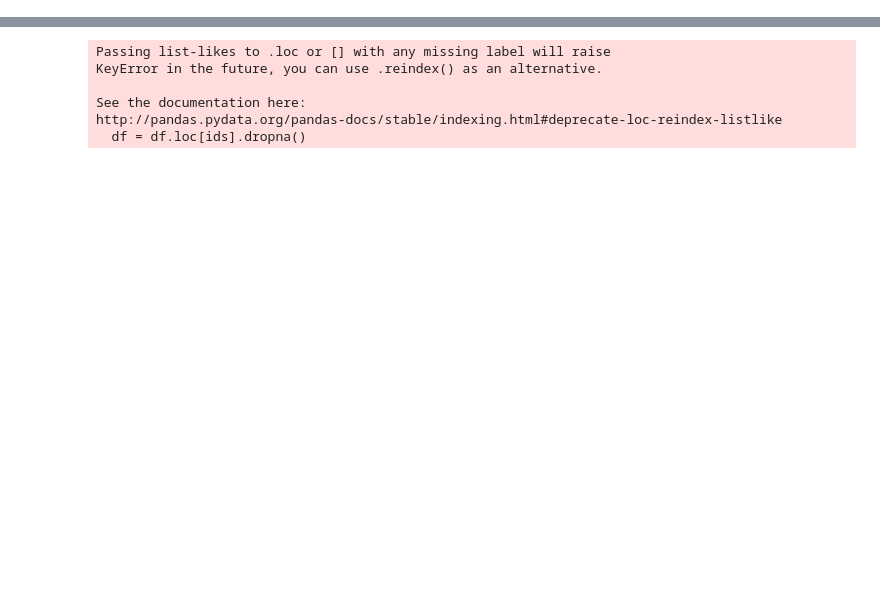
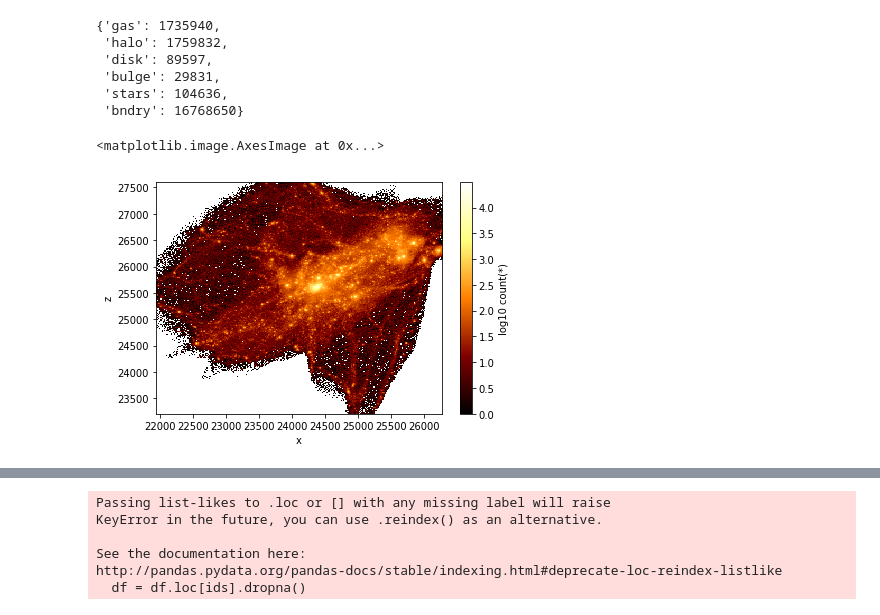
Before and after one commit to cielo-simulations/quick_gadget_plot, a Jupyter notebook: plot_single_subhalo.ipynb, the cells around one changed output, grey strips where cells are left out. Drawn from its saved outputs; the diff is of its cells as text; code cells hidden in the pictures; blank space fills up the shorter version.

```diff
--- a/plot_single_subhalo.ipynb
+++ b/plot_single_subhalo.ipynb
@@ -24 +24,19 @@ snap = Simulation(basedir + basename.format(snapNum=snapNum))
 subs = Subfind(basedir, snapNum, snap=snap)
+# %%
+snap.particle_numbers
+# %% [output]
+{'gas': 1735940,
+ 'halo': 1759832,
+ 'disk': 89597,
+ 'bulge': 29831,
+ 'stars': 104636,
+ 'bndry': 16768650}
+# %%
+pos_halo = snap.read_block('pos', 'halo')
+# %%
+pos_halo = vaex.from_pandas(pos_halo)
+
+pos_halo.plot('x', 'z', f='log10', shape=256)
+# %% [output]
+<matplotlib.image.AxesImage at 0x...>
+[figure, added]
```
Also changed, not shown: parts of 5 cells of this notebook, 1 other file.
